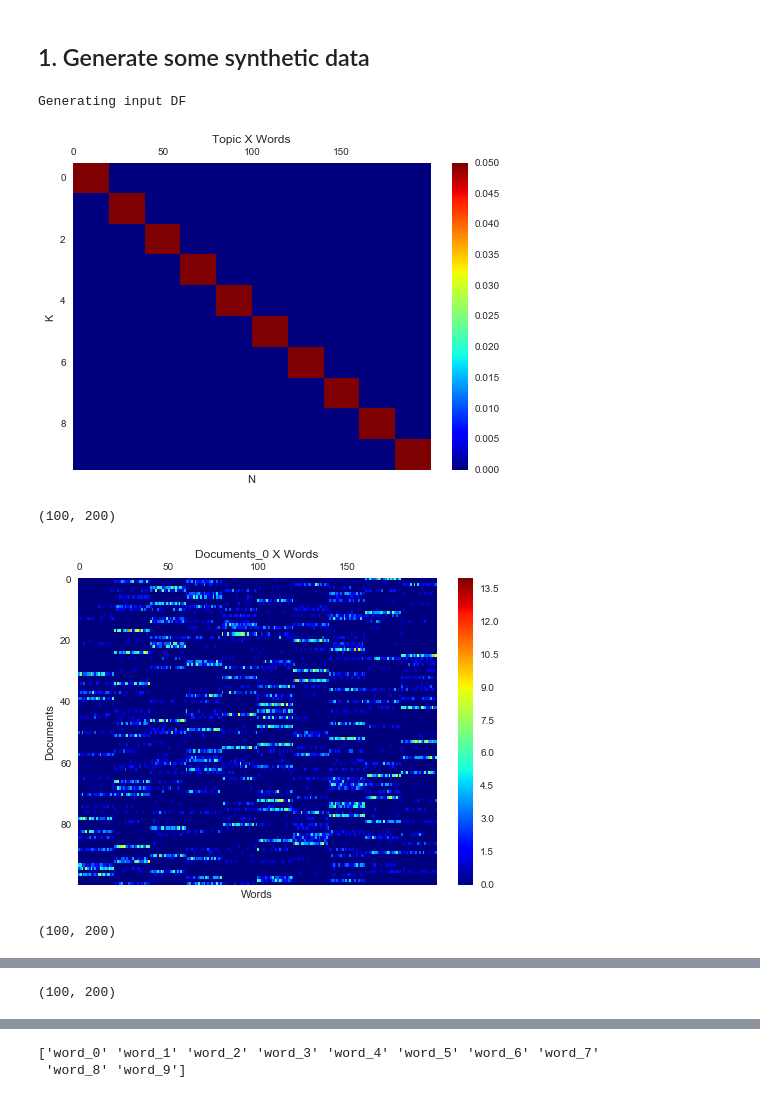
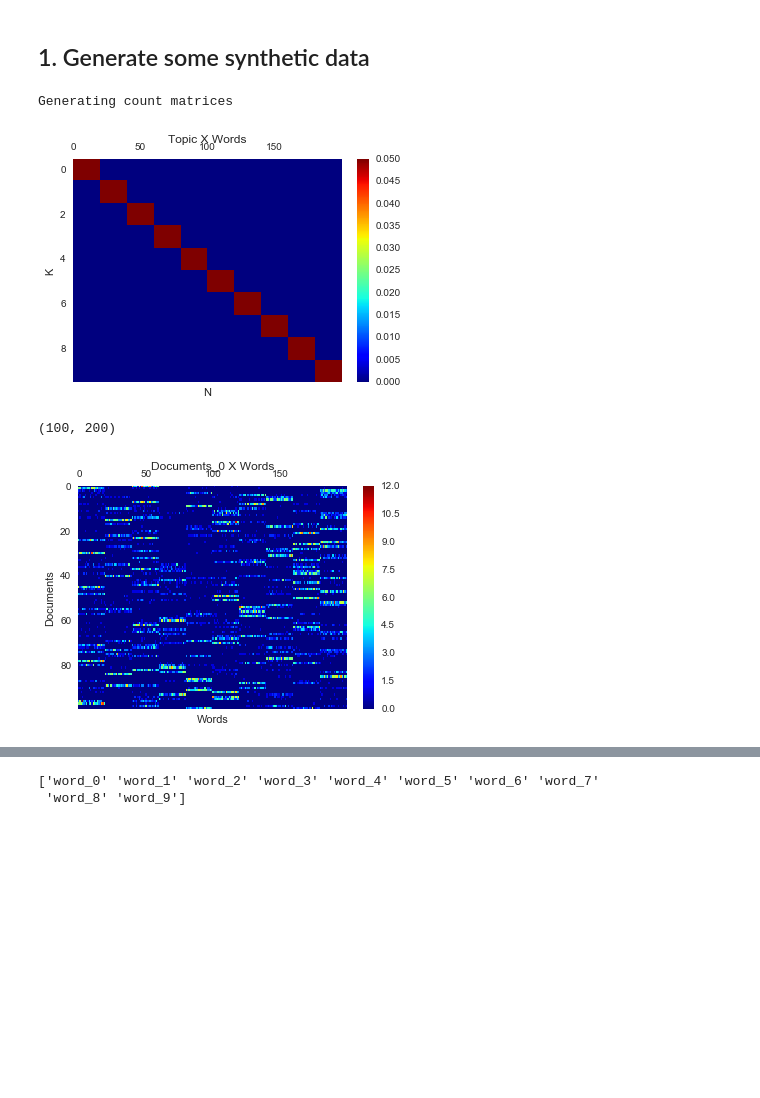
Before and after one commit to joewandy/multifile_lda, a Jupyter notebook: synthetic_data_test.ipynb, the cells around one changed output, grey strips where cells are left out. Cells and saved outputs as stored; diff of their text form; code cells hidden in the pictures; blank space fills up the shorter version.

```diff
--- a/synthetic_data_test.ipynb
+++ b/synthetic_data_test.ipynb
@@ -24,17 +25,16 @@ K = 10
 n_docs = 100
 vocab_size = 200
 document_length = 100
-copies = 3
+copies = 1
 
 alpha = 0.1
 beta = 0.01
 # %%
 gen = LdaDataGenerator(alpha, make_plot=True)
 # %%
-dfs, vocab = gen.generate_input_df(K, vocab_size, document_length, n_docs, copies)
+counts, vocab = gen.generate_input_counts(K, vocab_size, document_length, n_docs, copies)
 # %% [output]
-Generating input DF
+Generating count matrices
-[figure, old version]
+[figure, new version]
 (100, 200)
-[figure, old version]
+[figure, new version]
-(100, 200)
@@ -42 +40,0 @@ Generating input DF
-(100, 200)
```
Also changed, not shown: parts of 12 cells of this notebook, 4 other files.
